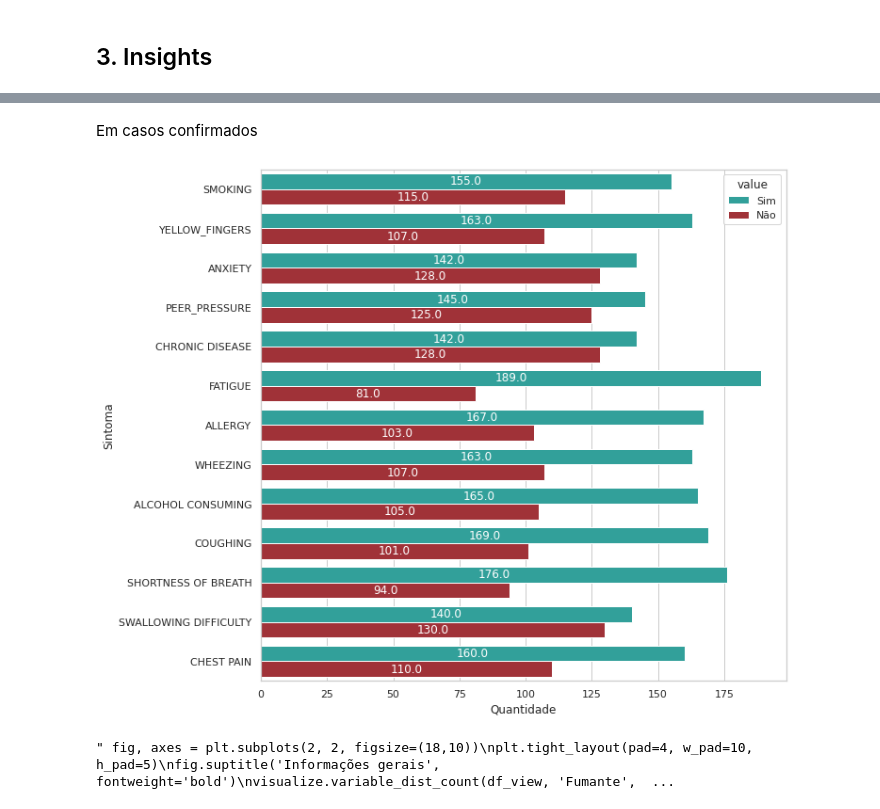
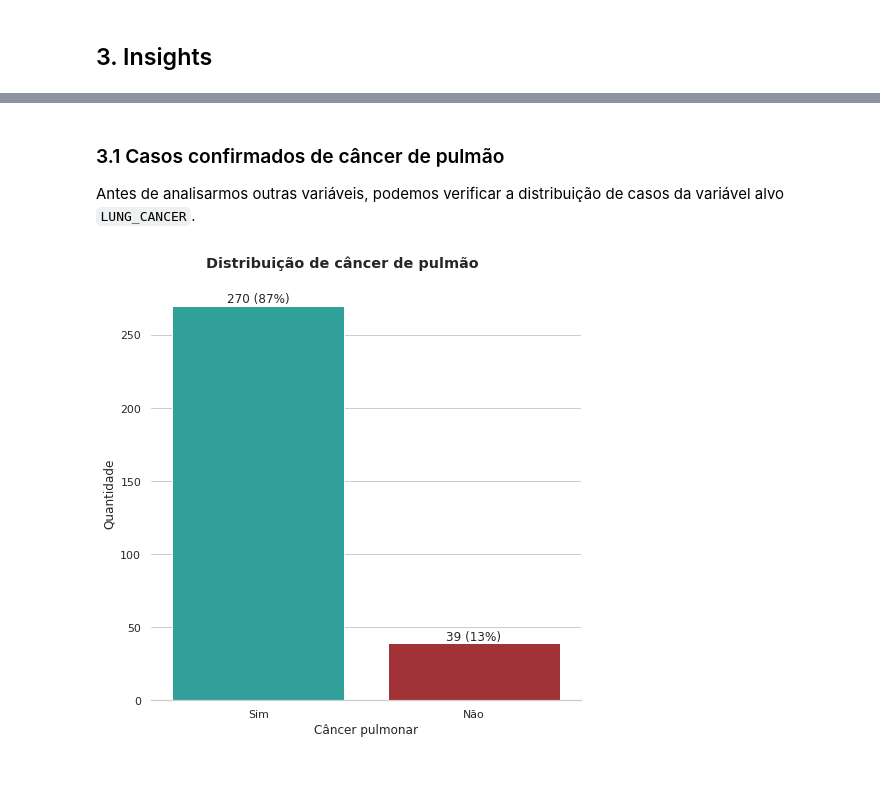
Before and after one commit to atlantico-academy/lung-cancer, a Jupyter notebook: notebooks/01-exploratory_data_analysis.ipynb, the cells around one changed output, grey strips where cells are left out. Drawn from its saved outputs; the diff is of its cells as text; code cells hidden in the pictures; blank space fills up the shorter version.

```diff
--- a/notebooks/01-exploratory_data_analysis.ipynb
+++ b/notebooks/01-exploratory_data_analysis.ipynb
@@ -270,37 +258,12 @@ plt.show()
-# %% [markdown]
-Em casos confirmados
-# %%
-df2 = df.drop(df[df['LUNG_CANCER'] == 'Não'].index)
-df2 = df2.melt(value_vars=columns_by_group['Sintoma'])
-plt.figure(figsize=(10,10))
-ax = sns.countplot(data=df2, y='variable', hue='value', hue_order=['Sim', 'Não'])
-ax.set(
-    ylabel='Sintoma',
-    xlabel='Quantidade',
-)
-ax.bar_label(
-    ax.containers[0],
-    fmt='%.1f',
-    label_type='center',
-    color='white'
-)
-ax.bar_label(
-    ax.containers[1],
-    fmt='%.1f',
-    label_type='center',
-    color='white'
-)
-plt.show()
-# %% [output]
-[figure, removed]
-# %%
-""" fig, axes = plt.subplots(2, 2, figsize=(18,10))
-plt.tight_layout(pad=4, w_pad=10, h_pad=5)
-fig.suptitle('Informações gerais', fontweight='bold')
-visualize.variable_dist_count(df_view, 'Fumante', axe=axes.flatten()[0])
-visualize.variable_dist_count(df_view, 'Dedos amarelados', axe=axes.flatten()[1])
-visualize.variable_dist_count(df_view, 'Fadiga', axe=axes.flatten()[2])
-visualize.variable_dist_count(df_view, 'Alergia', axe=axes.flatten()[3])
-plt.show() """
-# %% [output]
-" fig, axes = plt.subplots(2, 2, figsize=(18,10))\nplt.tight_layout(pad=4, w_pad=10, h_pad=5)\nfig.suptitle('Informações gerais', fontweight='bold')\nvisualize.variable_dist_count(df_view, 'Fumante',  ...
+# %% [markdown]
+### 3.1 Casos confirmados de câncer de pulmão
+
+Antes de analisarmos outras variáveis, podemos verificar a distribuição de casos da variável alvo `LUNG_CANCER`.
+# %%
+plt.figure(figsize=(7,7))
+plt.suptitle('Distribuição de câncer de pulmão', fontweight='bold')
+visualize.variable_dist_count(df, 'LUNG_CANCER')
+plt.tight_layout()
+plt.show()
+# %% [output]
+[figure, added]
```
Also changed, not shown: parts of 45 cells of this notebook, 1 other file.
